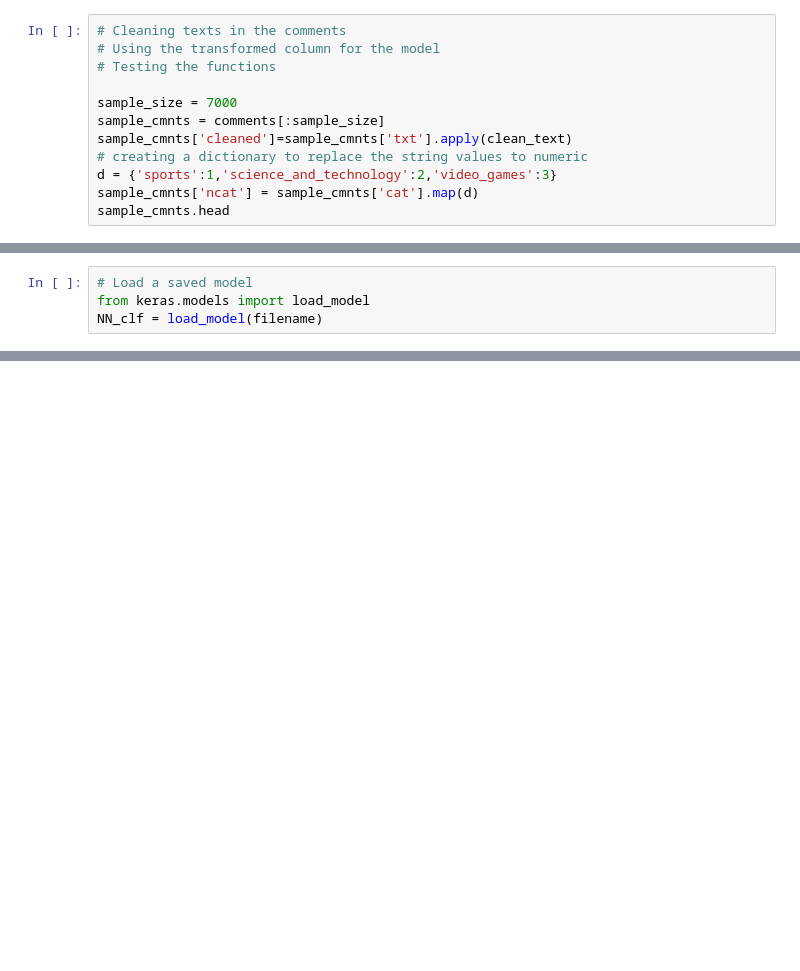
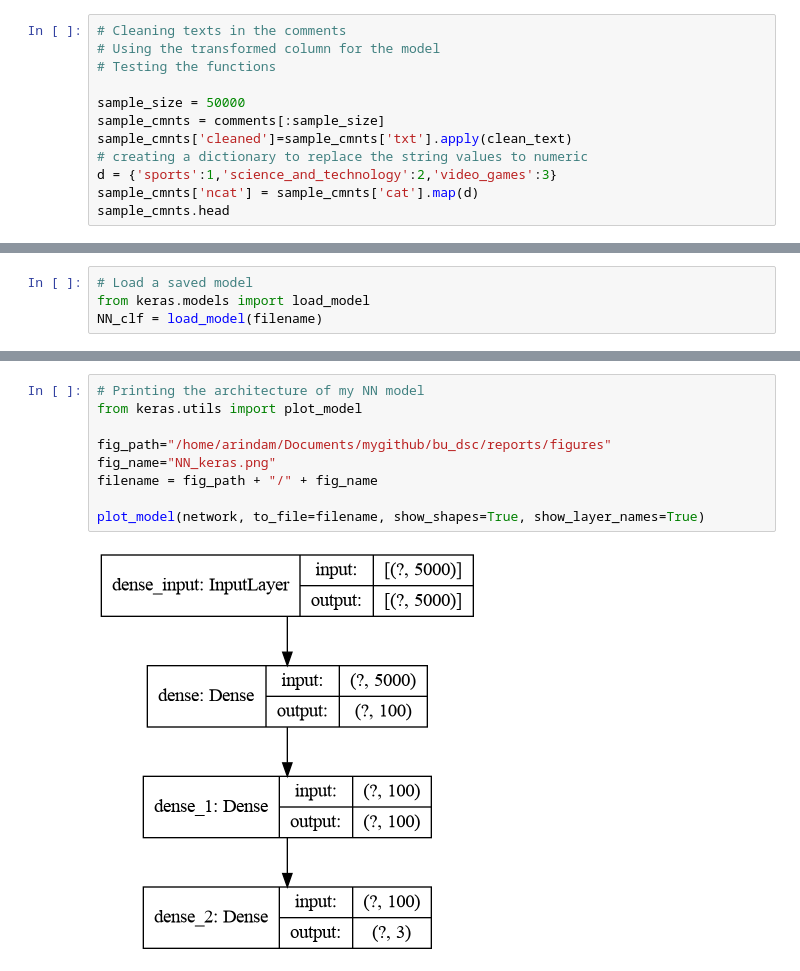
Before and after one commit to samantoz/bu_dsc, a Jupyter notebook: notebooks/DSC550/submitted/ex9.3.2_Neural-Network-Classifier-with-keras.ipynb, the cells around one changed output, grey strips where cells are left out. Drawn from its saved outputs; the diff is of its cells as text; blank space fills up the shorter version.

```diff
--- a/notebooks/DSC550/submitted/ex9.3.2_Neural-Network-Classifier-with-keras.ipynb
+++ b/notebooks/DSC550/submitted/ex9.3.2_Neural-Network-Classifier-with-keras.ipynb
@@ -65,7 +63,7 @@ def clean_text(text):
 # Using the transformed column for the model
 # Testing the functions
 
-sample_size = 7000
+sample_size = 50000
 sample_cmnts = comments[:sample_size]
 sample_cmnts['cleaned']=sample_cmnts['txt'].apply(clean_text)
 # creating a dictionary to replace the string values to numeric
@@ -291,0 +285,11 @@ ValueError: Classification metrics can't handle a mix of multilabel-indicator an
+# %%
+# Printing the architecture of my NN model
+from keras.utils import plot_model
+
+fig_path="/home/arindam/Documents/mygithub/bu_dsc/reports/figures"
+fig_name="NN_keras.png"
+filename = fig_path + "/" + fig_name
+
+plot_model(network, to_file=filename, show_shapes=True, show_layer_names=True)
+# %% [output]
+[figure, added]
```
Also changed, not shown: parts of 12 cells of this notebook, 2 other files.
